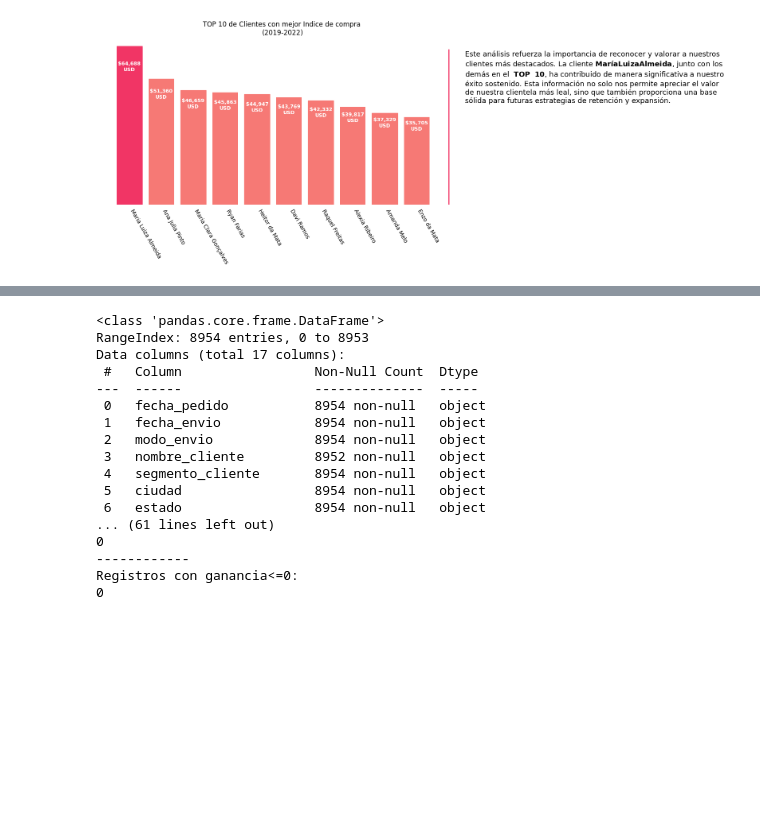
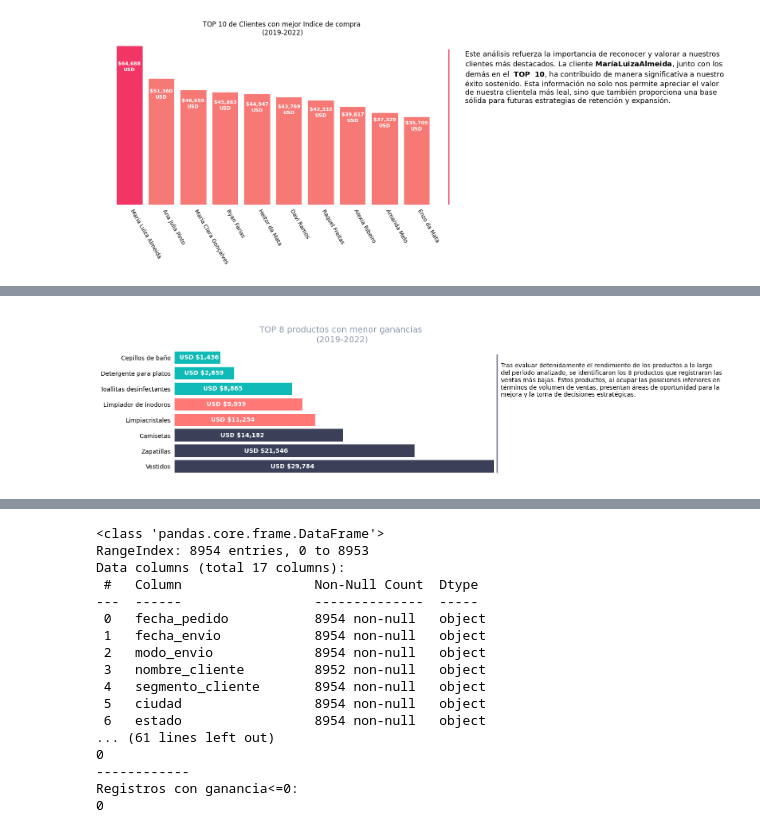
Before and after one commit to RaulCabreraUtria/supermarketanalisis, a Jupyter notebook: SuperMarket.ipynb, the cells around one changed output, grey strips where cells are left out. Drawn from its saved outputs; the diff is of its cells as text; code cells hidden in the pictures; blank space fills up the shorter version.

```diff
--- a/SuperMarket.ipynb
+++ b/SuperMarket.ipynb
@@ -1609,0 +1621,6 @@ def pregunta_7():
+# %%
+##Copia de dataframe
+df_top_ganancias_min=df_ventas_limpio[['tipo_producto','total_ganancia']].copy()
+# %%
+##Agupamos por tipo de producto sumando las ganancia
+df_top_ganancias_min=df_top_ganancias_min.groupby("tipo_producto").aggregate({'total_ganancia':'sum'}).reset_index()
@@ -1609,0 +1643,3 @@ def pregunta_7():
+# %%
+## Funcion que ordena los valores
+df_top_ganancias_min.sort_values("total_ganancia",axis = 0, ascending = False,inplace = True, na_position ='last')
@@ -1609,0 +1662,3 @@ def pregunta_7():
+# %%
+## Mostramos el TOP 8 forma de los menos vendidos
+df_top_ganancias_min=df_top_ganancias_min.tail(8)
@@ -1609,0 +1677,34 @@ def pregunta_7():
+# %%
+locale.setlocale(locale.LC_MONETARY, 'en_US.UTF-8')
+fig,ax = plt.subplots(figsize=(10,4))
+fig.subplots_adjust(wspace=0.05)
+colores=["#3b4058","#3b4058","#3b4058","#ff7876","#ff7876","#0fbab7","#0fbab7","#0fbab7"]
+ax.barh(df_top_ganancias_min['tipo_producto'],df_top_ganancias_min['total_ganancia']+3300,color=colores)
+
+for i,valor in enumerate(df_top_ganancias_min['total_ganancia'].astype(int)):
+    val_conve=locale.currency(valor, grouping=True).replace('.00', '')
+    qtd = f"{'USD '}{val_conve}"
+    ax.text(valor/3,i-0.1,qtd,color='white',fontweight='bold')
+    ax.set_title("\nTOP 8 productos con menor ganancias \n(2019-2022)",fontsize=14,color='#8d99ae',ha='center')
+   ## ax.text(0,8,"\nTOP 8 productos con menor ganancias \n(2019-2022)",fontsize=14,color='#8d99ae',ha='center')
+
+# Informe como una cadena de texto con saltos de línea
+conclucion=("Tras evaluar detenidamente el rendimiento de los productos a lo largo  \n"
+             "del período analizado, se identificaron los 8 productos que registraron las \n"
+             "ventas más bajas. Estos productos, al ocupar las posiciones inferiores en  \n"
+             "términos de volumen de ventas, presentan áreas de oportunidad para la\n"
+             "mejora y la toma de decisiones estratégicas.")
+
+ax.text(33800,4.5,conclucion,fontsize=10,ha='left')
+##Configuramos las lineas
+ax.get_xaxis().set_visible(False)
+ax.spines['top'].set_color('none')
+ax.spines['bottom'].set_color('none')
+ax.spines['left'].set_color('none')
+ax.spines['right'].set_color('none')
+# Línea vertical de color azul
+ax.axvline(x=33400, ymin=0.05, ymax=0.93, color='#3b4058', linestyle='-', linewidth=2)
+ ##  Con esto eliminamos señalizaciones
+ax.tick_params(axis='both', which='both', bottom=False, top=False, left=False, right=False)
+# %% [output]
+[figure, added]
```
Also changed, not shown: parts of 11 cells of this notebook.
